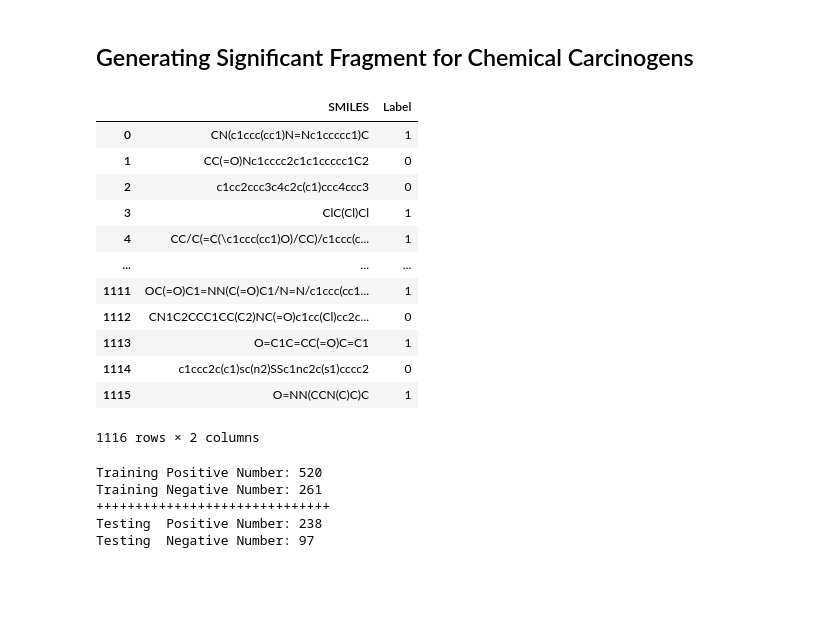
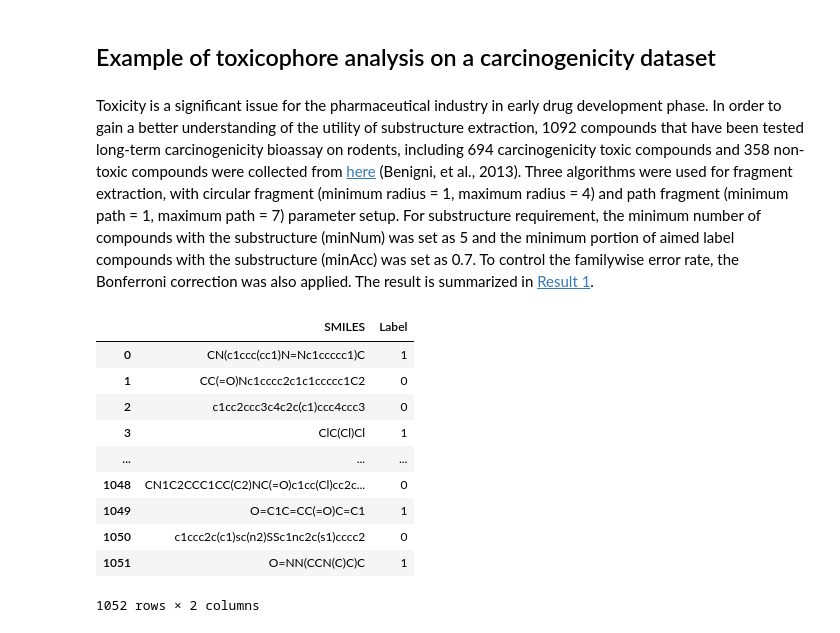
Before and after one commit to kotori-y/pySmash, a Jupyter notebook: tutorial/Application.ipynb, the cells around one changed output. Cells and saved outputs as stored; diff of their text form; code cells hidden in the pictures; blank space fills up the shorter version.

```diff
--- a/tutorial/Application.ipynb
+++ b/tutorial/Application.ipynb
@@ -7,2 +4,0 @@ In order to obtain a better understanding of **pySmash** and its application, we
-# %% [markdown]
-## Generating Significant Fragment for Chemical Carcinogens
@@ -46,0 +5,4 @@ def evaluateModel(y_true, y_pred):
+# %% [markdown]
+## Example of toxicophore analysis on a carcinogenicity dataset
+# %% [markdown]
+Toxicity is a significant issue for the pharmaceutical industry in early drug development phase. In order to gain a better understanding of the utility of substructure extraction, 1092 compounds that have been tested long-term carcinogenicity bioassay on rodents, including 694 carcinogenicity toxic compounds and 358 non-toxic compounds were collected from [here](http://old.iss.it/meca/index.php?lang=1&anno=2013&tipo=25) (Benigni, et al., 2013). Three algorithms were used for fragment extraction, with circular fragment (minimum radius = 1, maximum radius = 4) and path fragment (minimum path = 1, maximum path = 7) parameter setup. For substructure requirement, the minimum number of compounds with the substructure (minNum) was set as 5 and the minimum portion of aimed label compounds with the substructure (minAcc) was set as 0.7. To control the familywise error rate, the Bonferroni correction was also applied. The result is summarized in [Result 1](#Result-1).<br>
@@ -47,41 +19,17 @@ def evaluateModel(y_true, y_pred):
 # %%
 # loading data
 data = pd.read_csv('./datasets/carc/carc.txt', sep='\t')
-pd.set_option('display.max_rows', 10)
+pd.set_option('display.max_rows', 8)
 data
 # %% [output]
 |  | SMILES | Label |
 | 0 | CN(c1ccc(cc1)N=Nc1ccccc1)C | 1 |
 | 1 | CC(=O)Nc1cccc2c1c1ccccc1C2 | 0 |
 | 2 | c1cc2ccc3c4c2c(c1)ccc4ccc3 | 0 |
 | 3 | ClC(Cl)Cl | 1 |
-| 4 | CC/C(=C(\c1ccc(cc1)O)/CC)/c1ccc(c... | 1 |
 | ... | ... | ... |
-| 1111 | OC(=O)C1=NN(C(=O)C1/N=N/c1ccc(cc1... | 1 |
-| 1112 | CN1C2CCC1CC(C2)NC(=O)c1cc(Cl)cc2c... | 0 |
-| 1113 | O=C1C=CC(=O)C=C1 | 1 |
-| 1114 | c1ccc2c(c1)sc(n2)SSc1nc2c(s1)cccc2 | 0 |
-| 1115 | O=NN(CCN(C)C)C | 1 |
+| 1048 | CN1C2CCC1CC(C2)NC(=O)c1cc(Cl)cc2c... | 0 |
+| 1049 | O=C1C=CC(=O)C=C1 | 1 |
+| 1050 | c1ccc2c(c1)sc(n2)SSc1nc2c(s1)cccc2 | 0 |
+| 1051 | O=NN(CCN(C)C)C | 1 |
-1116 rows × 2 columns
+1052 rows × 2 columns
-# %%
-# Spliting data
-train = data.sample(frac=0.7, random_state=777)
-test = data[~data.index.isin(train.index)]
-
-mol_train = [Chem.MolFromSmiles(smi) for smi in train.SMILES]
-mol_test = [Chem.MolFromSmiles(smi) for smi in test.SMILES]
-
-y_train = train.Label.values
-y_test = test.Label.values
-
-print("{:8s} Positive Number: {}".format('Training', y_train.sum()))
-print("{:8s} Negative Number: {}".format('Training', (1-y_train).sum()))
-print("++++++++++++++++++++++++++++++")
-print("{:8s} Positive Number: {}".format('Testing', y_test.sum()))
-print("{:8s} Negative Number: {}".format('Testing', (1-y_test).sum()))
-# %% [output]
-Training Positive Number: 520
-Training Negative Number: 261
-++++++++++++++++++++++++++++++
-Testing  Positive Number: 238
-Testing  Negative Number: 97
```
Also changed, not shown: parts of 22 cells of this notebook, 9 other files.
